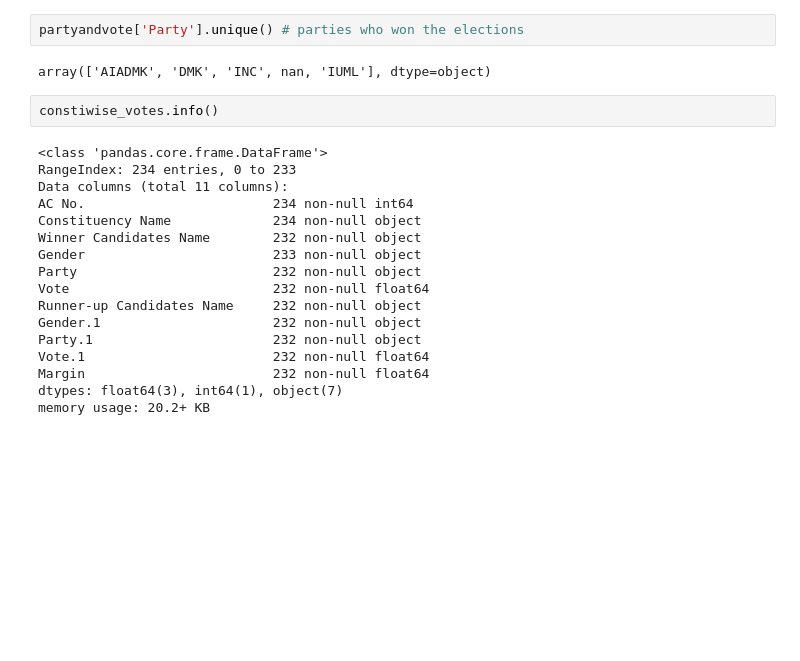
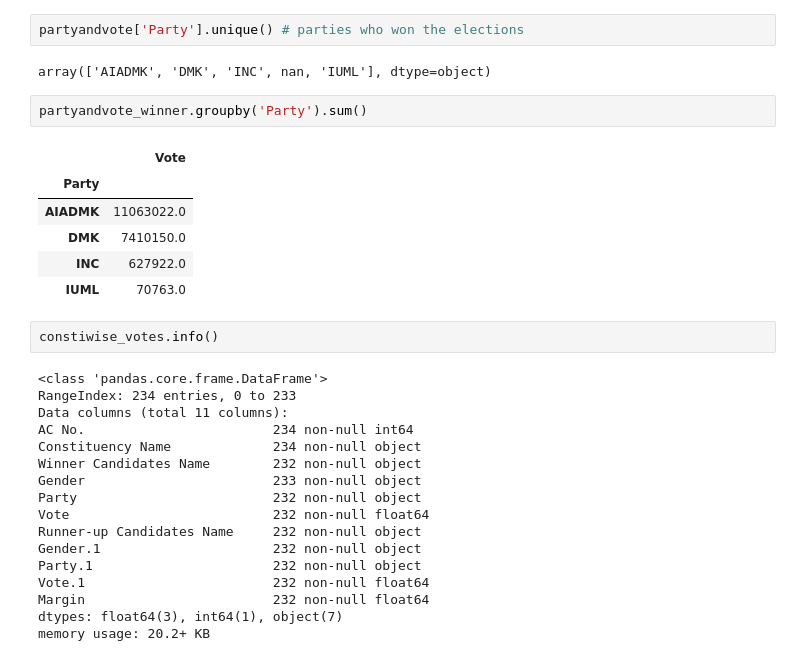
Before and after one commit to sathishsivam/Java_conventional, a Jupyter notebook: tnelectionalliences.ipynb, the cells around one changed output. Drawn from its saved outputs; the diff is of its cells as text; blank space fills up the shorter version.

```diff
--- a/tnelectionalliences.ipynb
+++ b/tnelectionalliences.ipynb
@@ -240,6 +240,15 @@ memory usage: 20.2+ KB
 partyandvote['Party'].unique() # parties who won the elections
 # %% [output]
 array(['AIADMK', 'DMK', 'INC', nan, 'IUML'], dtype=object)
+# %%
+partyandvote_winner.groupby('Party').sum()
+# %% [output]
+|  | Vote |
+| Party |  |
+| AIADMK | 11063022.0 |
+| DMK | 7410150.0 |
+| INC | 627922.0 |
+| IUML | 70763.0 |
 # %%
 constiwise_votes.info()
 # %% [output]
```
Also changed, not shown: parts of 6 cells of this notebook.
